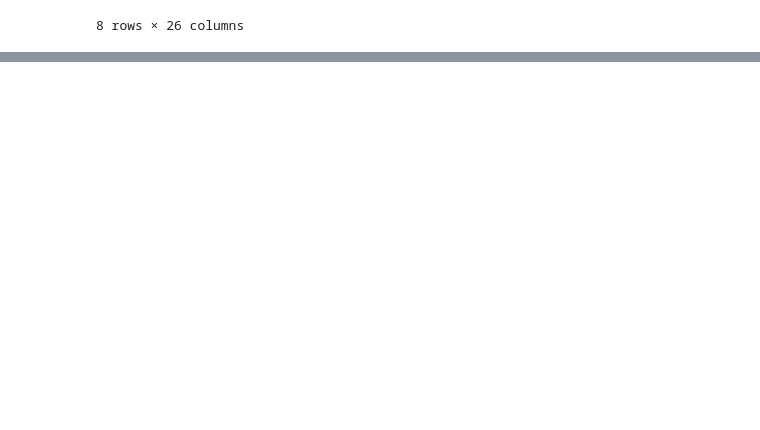
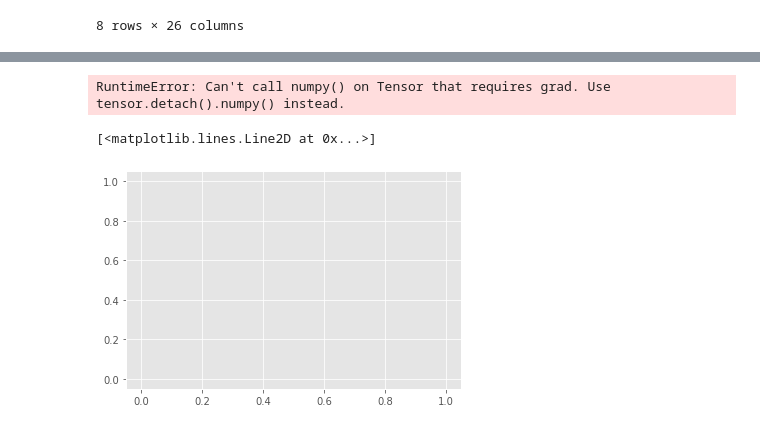
Before and after one commit to givi0519/CSCI-4622-Final-Project, a Jupyter notebook: final_project.ipynb, the cells around one changed output, grey strips where cells are left out. Drawn from its saved outputs; the diff is of its cells as text; code cells hidden in the pictures; blank space fills up the shorter version.

Commit message:
Started Neural Network

```diff
--- a/final_project.ipynb
+++ b/final_project.ipynb
@@ -162,19 +172,0 @@ plt.show()
-# %%
-import torch
-import torch.nn as nn
-import torch.nn.functional as F
-
-# create network class
-class Network(nn.Module):
-    def __init__(self):
-        super(Network, self).__init__()
-        self.fc1 = nn.Linear(26, 10)
-
-    def forward(self, x):
-        # pass data through hidden layer
-        x = self.fc1(x)
-
-# initalize neural network
-genre_network = Network()
-print(dfFeatures2.iloc[0])
-genre_network.forward(torch.tensor(dfFeatures2.iloc[0]).float())
@@ -199,3 +265,23 @@ tensor([ 403.4647,   80.1815,  491.7361, -365.5698,  141.4647,  -48.7010,
+# %%
+loss = []
+
+musicNetwork = Network()
+
+for i in range(len(dfFeatures2)):
+    genre = dfFeatures.iloc[i]['genre']
+    y = torch.tensor(labelToList(genre))
+    X = torch.tensor(dfFeatures2.iloc[i]).float()
+#     musicNetwork.step(X, y)
+    if i % 10 == 0:
+        loss.append(musicNetwork.step(X, y))
+# %% [output]
+RuntimeError: Can't call numpy() on Tensor that requires grad. Use tensor.detach().numpy() instead.
+# %%
+x = np.linspace(0, len(loss), len(loss))
+plt.plot(x, loss)
+# %% [output]
+[<matplotlib.lines.Line2D at 0x...>]
+[figure, added]
 # %%
 # train neural network
 # %%
```
Also changed, not shown: parts of 5 cells of this notebook.
